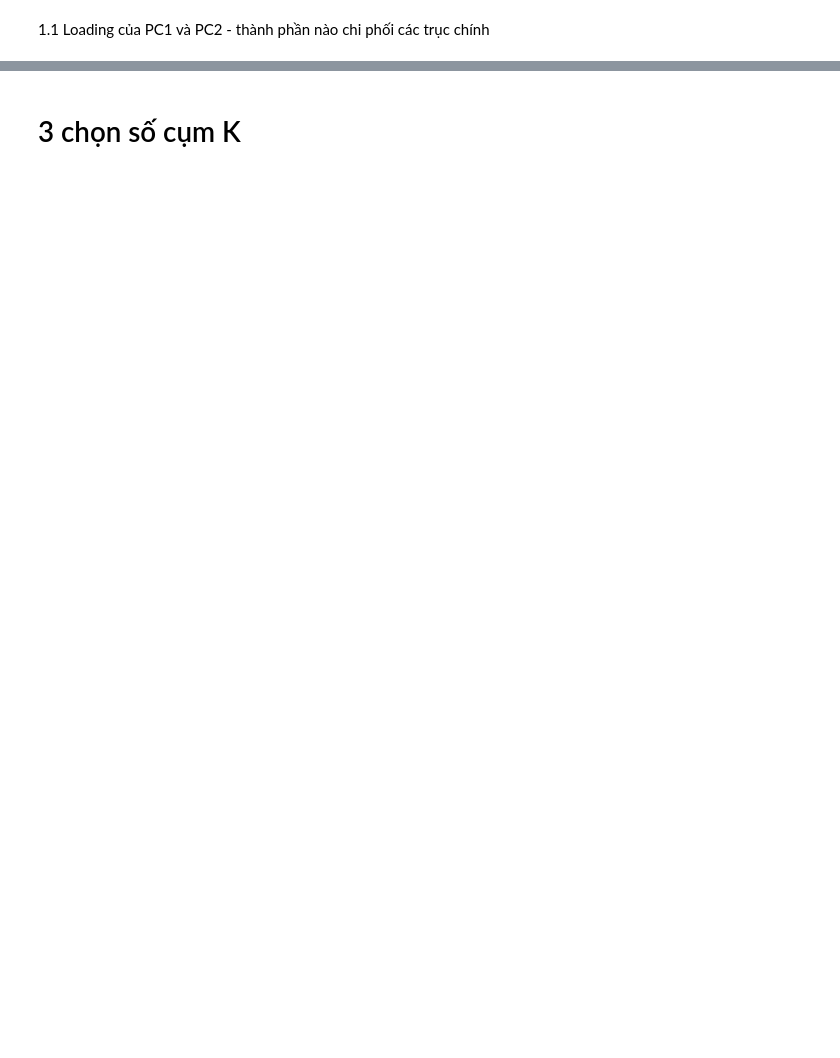
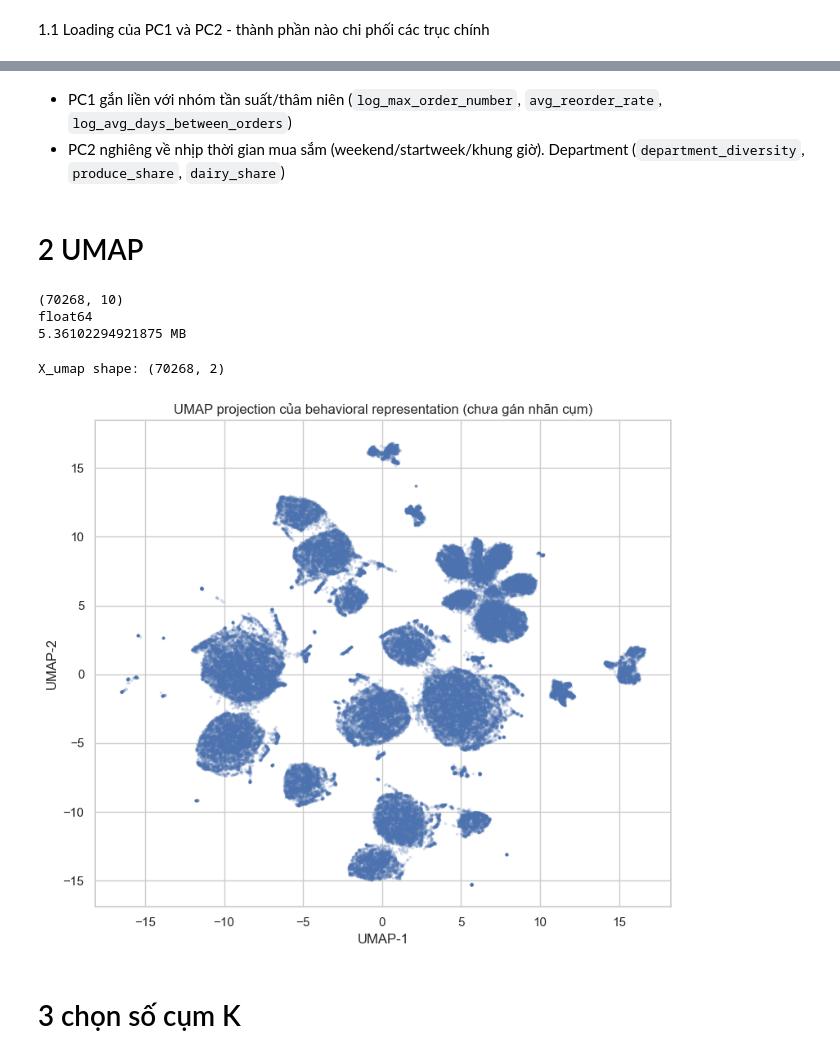
Before and after one commit to nguyenquynhanh10267-debug/Machine-Learning, a Jupyter notebook: taobao_behaviour/Dimensionality_Reduction_Clustering.ipynb, the cells around one changed output, grey strips where cells are left out. Saved outputs shown, nothing was run; the diff lists cells and outputs as text; code cells hidden in the pictures; blank space fills up the shorter version.

```diff
--- a/taobao_behaviour/Dimensionality_Reduction_Clustering.ipynb
+++ b/taobao_behaviour/Dimensionality_Reduction_Clustering.ipynb
@@ -68,0 +87,5 @@ plt.show()
+# %% [markdown]
+ + PC1 gắn liền với nhóm tần suất/thâm niên (`log_max_order_number`, `avg_reorder_rate`, `log_avg_days_between_orders`)
+ + PC2 nghiêng về nhịp thời gian mua sắm (weekend/startweek/khung giờ). Department (`department_diversity`, `produce_share`, `dairy_share`)
+# %% [markdown]
+# 2 UMAP
@@ -69,12 +95,36 @@ plt.show()
+# %%
+print(X_pca.shape)
+print(X_pca.dtype)
+print(X_pca.nbytes / 1024**2, "MB")
+# %% [output]
+(70268, 10)
+float64
+5.36102294921875 MB
 # %%
-from sklearn.decomposition import PCA
+import os
+import umap
 
-pca = PCA(
-    n_components=2,
-    random_state=42
-)
-
-X_embedded = pca.fit_transform(X_scaled)
+n_pca = X_pca.shape[1]
+precomputed_path = f'data/X_umap_user_precomputed_pca{n_pca}.npy'
+if os.path.exists(precomputed_path):
+    X_umap = np.load(precomputed_path)
+    print(f'Da tai UMAP embedding tinh san (user-level, PCA={n_pca}):', X_umap.shape)
+else:
+    reducer = umap.UMAP(n_neighbors=30, min_dist=0.3, n_jobs=1)
+    X_umap = reducer.fit_transform(X_pca)
+    np.save(precomputed_path, X_umap)
+    print('X_umap shape:', X_umap.shape)
+# %% [output]
+X_umap shape: (70268, 2)
+# %%
+fig, ax = plt.subplots(figsize=(8,7))
+ax.scatter(X_umap[:,0], X_umap[:,1], s=3, alpha=0.15, color='#4C72B0')
+ax.set_title('UMAP projection của behavioral representation (chưa gán nhãn cụm)')
+ax.set_xlabel('UMAP-1'); ax.set_ylabel('UMAP-2')
+plt.tight_layout()
+plt.show()
+# %% [output]
+[figure, added]
 # %% [markdown]
 # 3 chọn số cụm K
 # %%
```
Also changed, not shown: parts of 21 cells of this notebook, 19 other files.
